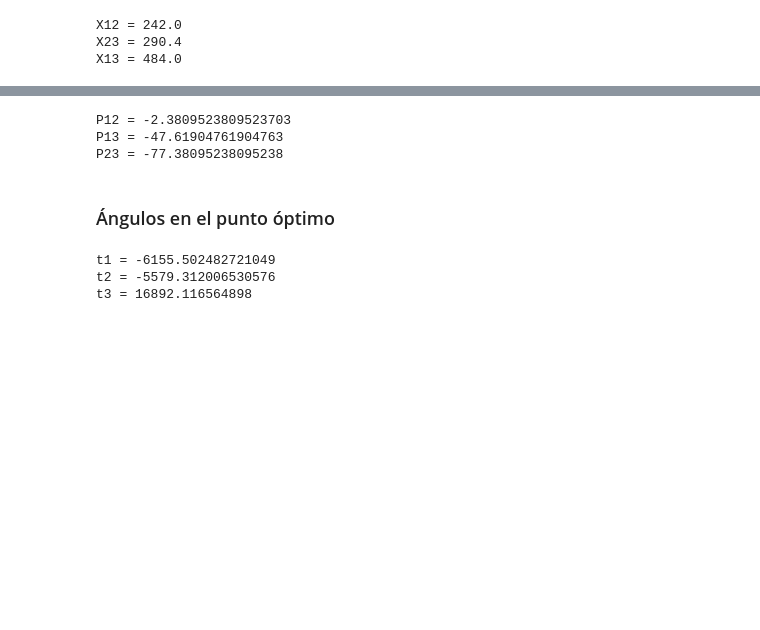
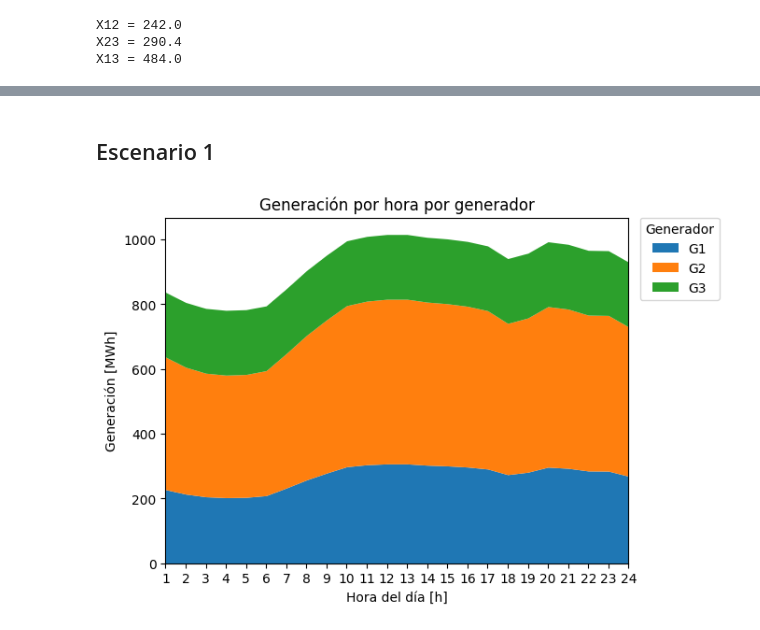
Before and after one commit to pabloajimenezc/Tarea_2_OSEP_2023_1, a Jupyter notebook: T2.ipynb, the cells around one changed output, grey strips where cells are left out. Drawn from its saved outputs; the diff is of its cells as text; code cells hidden in the pictures; blank space fills up the shorter version.

```diff
--- a/T2.ipynb
+++ b/T2.ipynb
@@ -242,6 +246,7 @@ print("C3 = {} + {} * P3 + {} * P3 ** 2".format(a3, b3, c3))
 ### Demanda
 # %%
 Perfil_horario = pd.read_excel("Datos_gen.xlsx", sheet_name="Perfil_horario", index_col=0)
+horas = Perfil_horario.index.values
 Perfil_horario
 # %% [output]
 |  | Demanda |
@@ -352,27 +330,0 @@ print(C)
-# %%
-D1 = 0.6 * D
-D2 = 0.3 * D
-D3 = 0.1 * D
-
-# Balance de potencia en las barras (l1, l2 y l3)
-rest_lck = [P1 - P12 - P13 == D1,
-            P2 + P12 - P23 == D2,
-            P3 + P12 + P13 == D3]
-# Límite de los generadores
-rest_gen_min_max = [P1 - P1_min >= 0,
-                    P1_max - P1 >= 0,
-                    P2 - P2_min >= 0,
-                    P2_max - P2 >= 0,
-                    P3 - P3_min >= 0,
-                    P3_max - P3 >= 0]
-# Límites de las líneas de transmisión
-rest_flujo_min_max = [P12 - P12_min >= 0,
-                    P12_max - P12 >= 0,
-                    P23 - P23_min >= 0,
-                    P23_max - P23 >= 0,
-                    P13 - P13_min >= 0,
-                    P13_max - P13 >= 0]
-# Cálculo del flujo por las líneas
-rest_calc_flujo = [P12 == (t1 - t2) / X12,
-                   P13 == (t1 - t3) / X13,
-                   P23 == (t2 - t3) / X23]
@@ -381,2 +330,0 @@ rest_calc_flujo = [P12 == (t1 - t2) / X12,
-# %%
-prob = cp.Problem(cp.Minimize(C), rest_lck + rest_gen_min_max + rest_flujo_min_max + rest_calc_flujo)
@@ -401,18 +331,2 @@ P3 = 100.0
-# %%
-print("P12 = {}".format(P12.value))
-print("P13 = {}".format(P13.value))
-print("P23 = {}".format(P23.value))
-# %% [output]
-P12 = -2.3809523809523703
-P13 = -47.61904761904763
-P23 = -77.38095238095238
-# %% [markdown]
-### Ángulos en el punto óptimo
-# %%
-print("t1 = {}".format(t1.value))
-print("t2 = {}".format(t2.value))
-print("t3 = {}".format(t3.value))
-# %% [output]
-t1 = -6155.502482721049
-t2 = -5579.312006530576
-t3 = 16892.116564898
+# %% [markdown]
+## Escenario 1
@@ -418,0 +375,11 @@ t3 = 16892.116564898
+# %%
+Pg_dia.plot.area(linewidth=0)
+plt.xlabel("Hora del día [h]")
+plt.ylabel("Generación [MWh]")
+plt.xlim([1, 24])
+plt.xticks(list(range(1,25)))
+plt.title("Generación por hora por generador")
+plt.legend(bbox_to_anchor=(1.21, 1.02), loc="upper right", title="Generador")
+plt.show()
+# %% [output]
+[figure, added]
```
Also changed, not shown: parts of 31 cells of this notebook.
